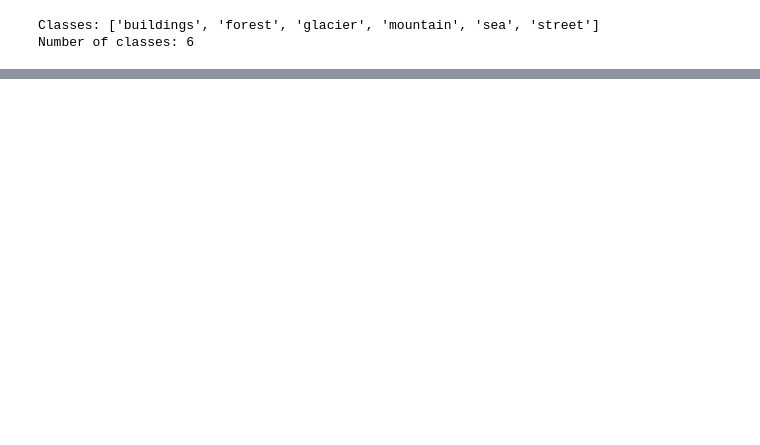
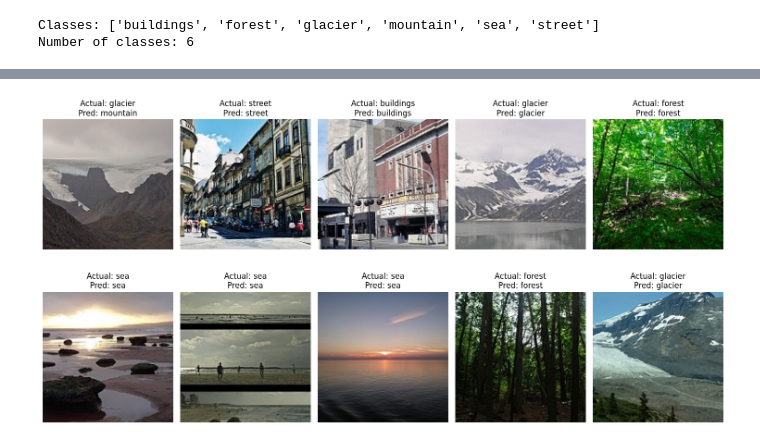
Before and after one commit to ukunnath/entri, a Jupyter notebook: Assignment-CNN/cnn.ipynb, the cells around one changed output, grey strips where cells are left out. Cells and saved outputs as stored; diff of their text form; code cells hidden in the pictures; blank space fills up the shorter version.

```diff
--- a/Assignment-CNN/cnn.ipynb
+++ b/Assignment-CNN/cnn.ipynb
@@ -27,0 +53,2 @@ Number of classes: 6
+# %%
+test_datagen = ImageDataGenerator(rescale=1./255)
@@ -27,0 +235,31 @@ Number of classes: 6
+# %%
+import random
+import matplotlib.pyplot as plt
+import numpy as np
+
+class_labels = list(test_generator.class_indices.keys())
+
+plt.figure(figsize=(15, 8))
+
+for i in range(10):
+    # pick a random batch
+    batch_idx = random.randint(0, len(test_generator) - 1)
+    images, labels = test_generator[batch_idx]
+
+    # pick a random image from batch
+    img_idx = random.randint(0, images.shape[0] - 1)
+
+    img = images[img_idx]
+    true_label = class_labels[np.argmax(labels[img_idx])]
+
+    pred = model.predict(img[np.newaxis, ...])
+    pred_label = class_labels[np.argmax(pred)]
+
+    plt.subplot(2, 5, i + 1)
+    plt.imshow(img)
+    plt.title(f"Actual: {true_label}\nPred: {pred_label}")
+    plt.axis("off")
+
+plt.tight_layout()
+plt.show()
+# %% [output]
@@ -27,0 +276 @@ Number of classes: 6
+[figure, added]
```
Also changed, not shown: parts of 20 cells of this notebook, 2 other files.
